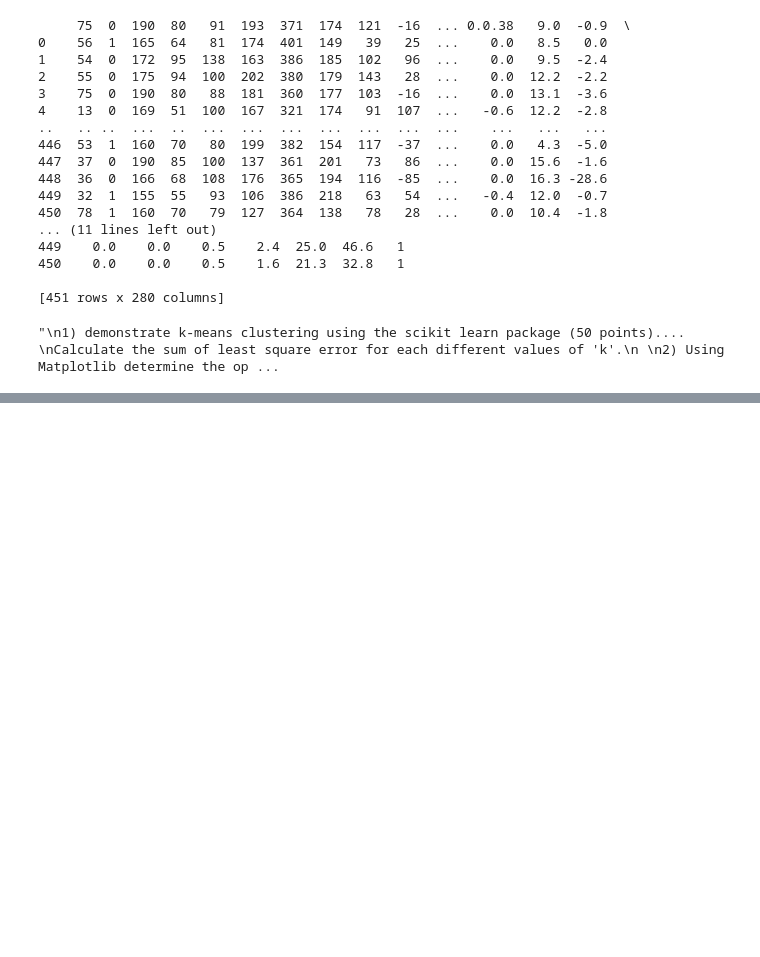
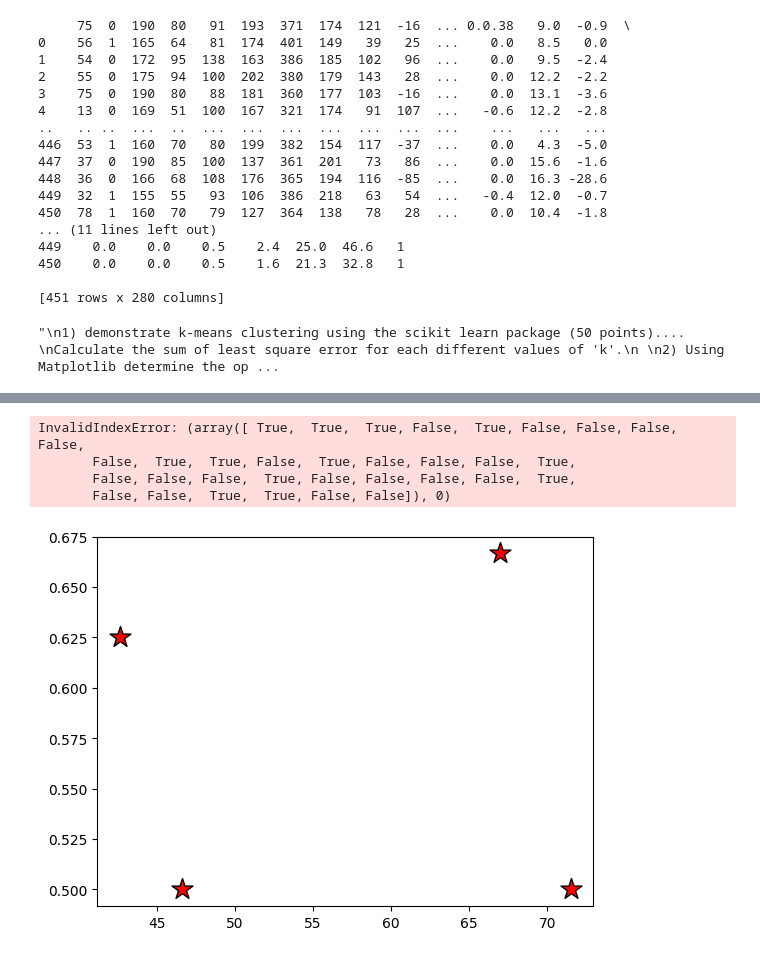
Before and after one commit to bricabrac23/Machine-Learning, a Jupyter notebook: K Means Clustering - Arrhythmia.ipynb, the cells around one changed output, grey strips where cells are left out. Cells and saved outputs as stored; diff of their text form; code cells hidden in the pictures; blank space fills up the shorter version.

```diff
--- a/K Means Clustering - Arrhythmia.ipynb
+++ b/K Means Clustering - Arrhythmia.ipynb
@@ -77,20 +77,7 @@ kmeans = KMeans(init="random", n_clusters=4, n_init=10, random_state=1)
 kmeans.fit(scaled_arrhythmia_data)
 
 #view cluster assignments for each observation
-kmeans.labels_
-
-# plot
-plt.scatter(
-   arrhythmia_data[:, 0], arrhythmia_data[:, 1],
-   c='white', marker='o',
-   edgecolor='black', s=50
-)
-plt.show()
-
+arrhythmia_data['cluster'] = kmeans.labels_
 #print(arrhythmia_data)
-#arrhythmia_km = km.fit_predict(arrhythmia_data)
-#It worked this time!
-
-# Let's plot the clusters
 # %% [output]
 [figure]
@@ -97,0 +101,33 @@ InvalidIndexError: (slice(None, None, None), 0)
+# %%
+#initialize kmeans with 4 clusters
+km = KMeans(
+    n_clusters=4, init='random',
+    n_init=10, max_iter=300,
+    tol=1e-04, random_state=0
+)
+y_km = km.fit_predict(arrhythmia_data)
+
+# plot the centroids
+plt.scatter(
+    km.cluster_centers_[:, 0], km.cluster_centers_[:, 1],
+    s=250, marker='*',
+    c='red', edgecolor='black',
+    label='centroids'
+)
+
+plt.scatter(
+    arrhythmia_data[y_km == 0, 0], arrhythmia_data[y_km == 0, 1],
+    s=50, c='lightgreen',
+    marker='s', edgecolor='black',
+    label='cluster 1'
+)
+
+plt.legend(scatterpoints=1)
+plt.grid()
+plt.show()
+# %% [output]
+InvalidIndexError: (array([ True,  True,  True, False,  True, False, False, False, False,
+       False,  True,  True, False,  True, False, False, False,  True,
+       False, False, False,  True, False, False, False, False,  True,
+       False, False,  True,  True, False, False]), 0)
+[figure, added]
```
Also changed, not shown: parts of 2 cells of this notebook.
